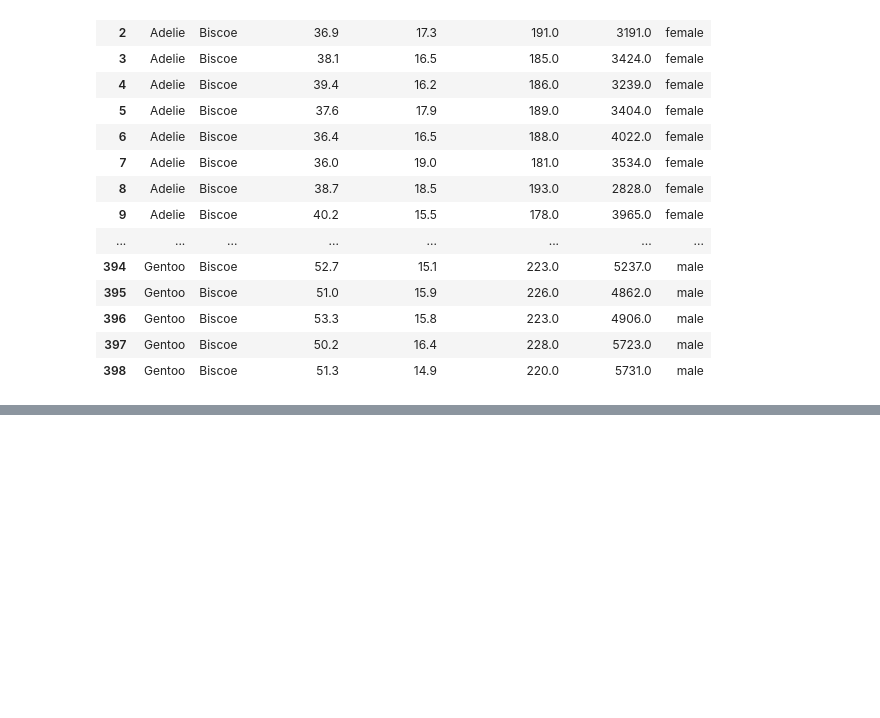
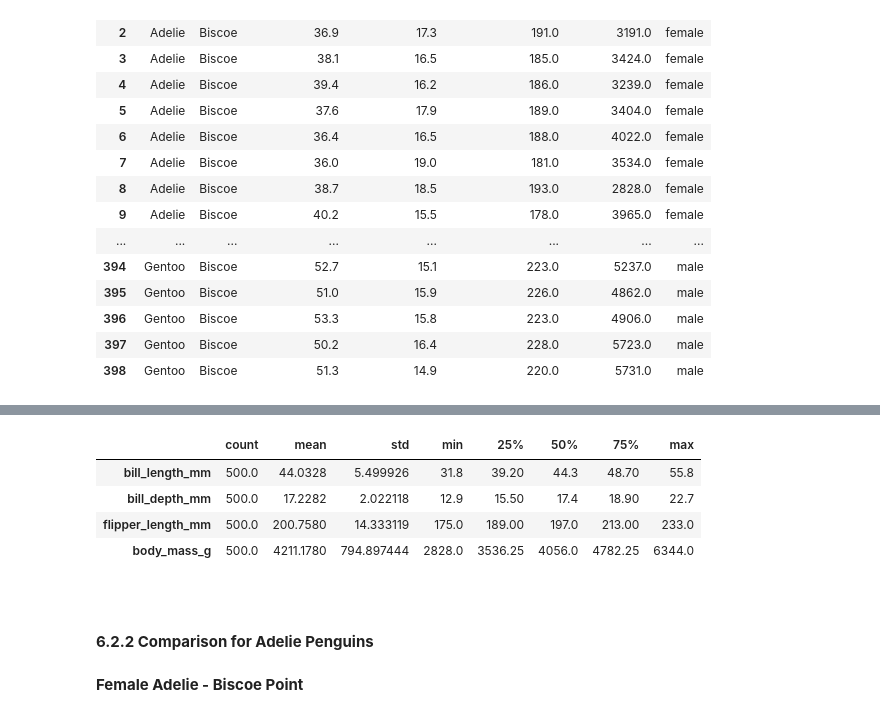
Before and after one commit to ssteffens/programming-data-analysis-project, a Jupyter notebook: project.ipynb, the cells around one changed output, grey strips where cells are left out. Saved outputs shown, nothing was run; the diff lists cells and outputs as text; code cells hidden in the pictures; blank space fills up the shorter version.

Commit message:
Update part 5 - Validation and Comparison

```diff
--- a/project.ipynb
+++ b/project.ipynb
@@ -1486,0 +1569,16 @@ sim_penguins
+# %%
+# Simulated data set
+sim_penguins.describe().transpose()
+# %% [output]
+|  | count | mean | std | min | 25% | 50% | 75% | max |
+| bill_length_mm | 500.0 | 44.0328 | 5.499926 | 31.8 | 39.20 | 44.3 | 48.70 | 55.8 |
+| bill_depth_mm | 500.0 | 17.2282 | 2.022118 | 12.9 | 15.50 | 17.4 | 18.90 | 22.7 |
+| flipper_length_mm | 500.0 | 200.7580 | 14.333119 | 175.0 | 189.00 | 197.0 | 213.00 | 233.0 |
+| body_mass_g | 500.0 | 4211.1780 | 794.897444 | 2828.0 | 3536.25 | 4056.0 | 4782.25 | 6344.0 |
+# %% [markdown]
+<br>
+
+<a id='part6.2.2'></a>
+#### **6.2.2 Comparison for Adelie Penguins**
+# %% [markdown]
+**Female Adelie - Biscoe Point**
```
Also changed, not shown: parts of 62 cells of this notebook.
